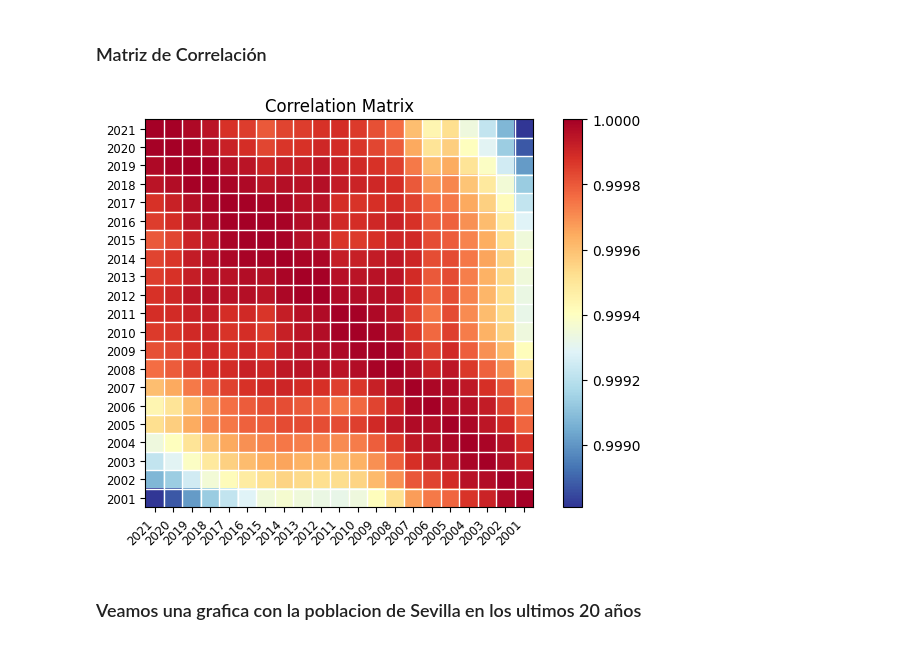
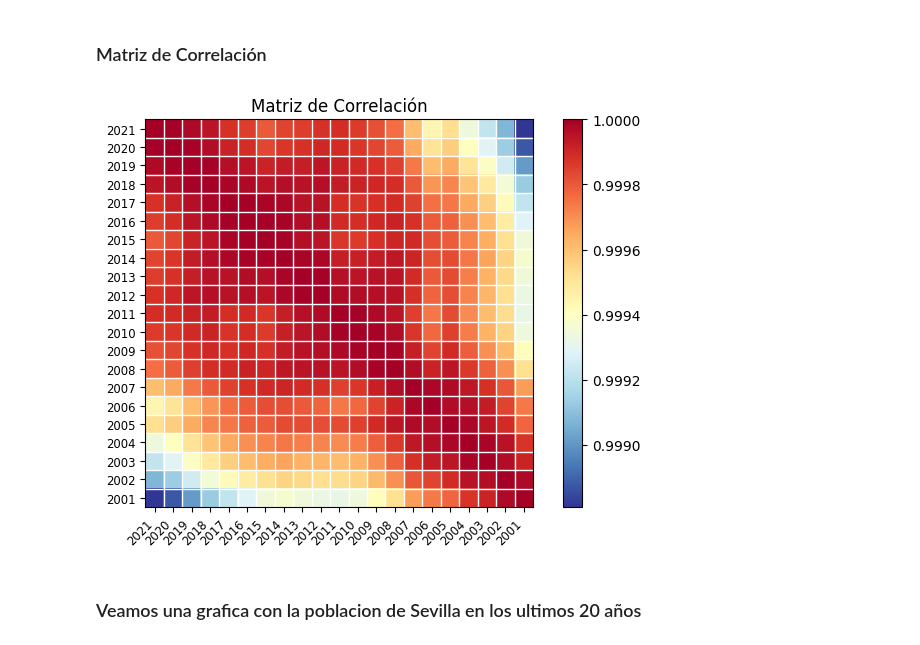
Before and after one commit to adrianblondu/EDA_Adrian_Poblacion, a Jupyter notebook: Proyecto_EDA_Adrian.ipynb, the cells around one changed output. Cells and saved outputs as stored; diff of their text form; code cells hidden in the pictures.

```diff
--- a/Proyecto_EDA_Adrian.ipynb
+++ b/Proyecto_EDA_Adrian.ipynb
@@ -87,10 +87,10 @@ Poblacion_provincias = Poblacion_provincias.set_index(['Pob_Cap'])
 ### Matriz de Correlación
 # %%
 corr = Poblacion_provincias.corr()
-sm.graphics.plot_corr(corr, xnames=list(corr.columns))
+sm.graphics.plot_corr(corr, xnames=list(corr.columns),title='Matriz de Correlación')
 plt.show()
 # %% [output]
-[figure, old version]
+[figure, new version]
 # %% [markdown]
 ### Veamos una grafica con la poblacion de Sevilla en los ultimos 20 años
 # %%
```
Also changed, not shown: parts of 9 cells of this notebook, 20 other files.
